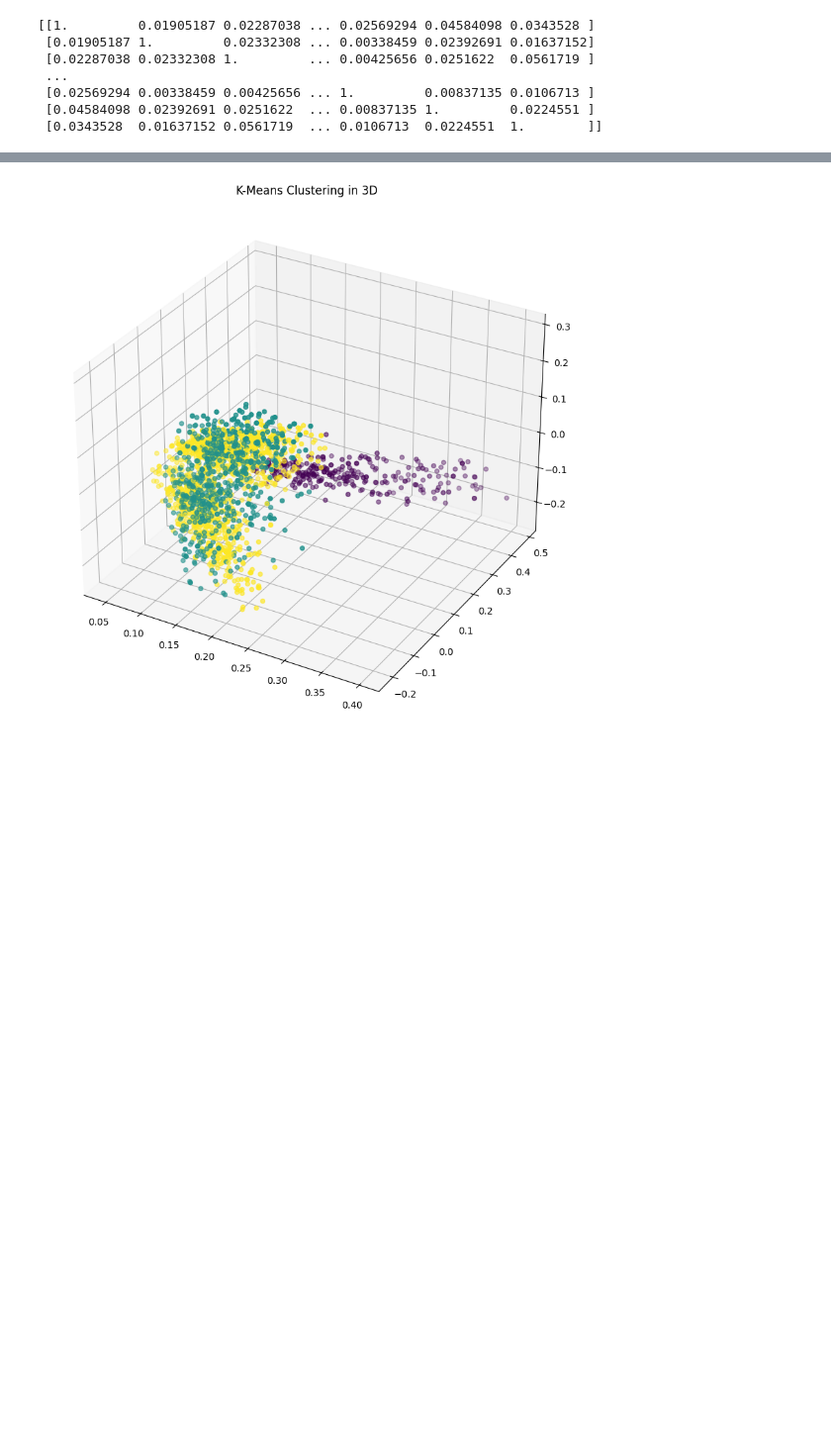
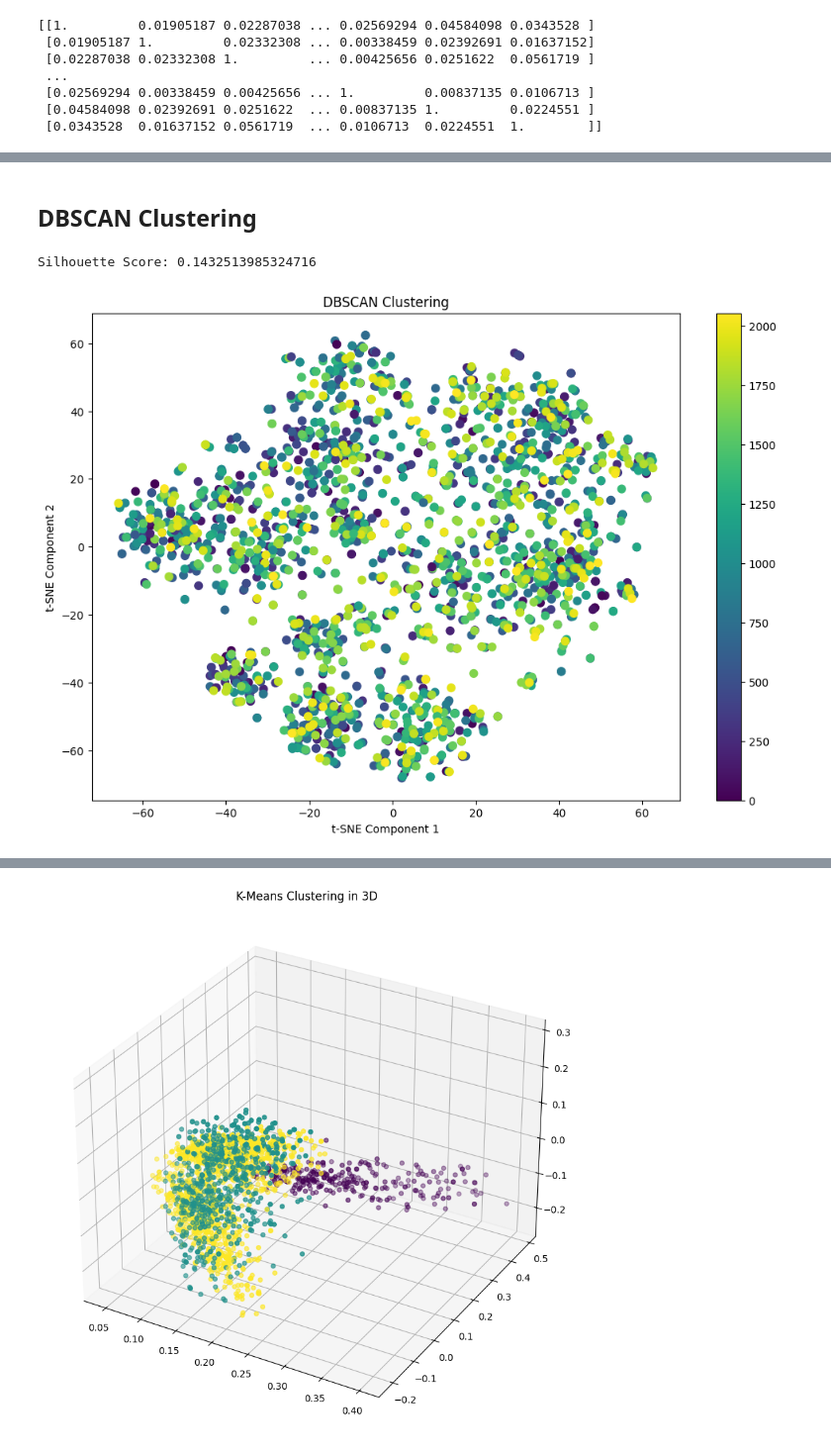
Before and after one commit to jnvshubham7/Event-Extraction, a Jupyter notebook: final_code.ipynb, the cells around one changed output, grey strips where cells are left out. Shown at 99% size. Saved outputs shown, nothing was run; the diff lists cells and outputs as text; code cells hidden in the pictures; blank space fills up the shorter version.

```diff
--- a/final_code.ipynb
+++ b/final_code.ipynb
@@ -140,0 +175,20 @@ plt.show()
+# %% [markdown]
+## DBSCAN Clustering
+# %%
+dbscan = DBSCAN(eps=0.5, min_samples=1)
+y_dbscan = dbscan.fit_predict(X)
+
+data['dbscan_cluster'] = y_dbscan
+
+# Check the number of unique labels
+if len(set(y_dbscan)) > 1:
+	sl_score = silhouette_score(X, y_dbscan)
+	print(f'Silhouette Score: {sl_score}')
+else:
+	print("Silhouette Score: Not applicable, only one cluster found.")
+
+
+visualize_clusters(X, y_dbscan, 'DBSCAN Clustering')
+# %% [output]
+Silhouette Score: 0.1432513985324716
+[figure, added]
```
Also changed, not shown: parts of 7 cells of this notebook.
